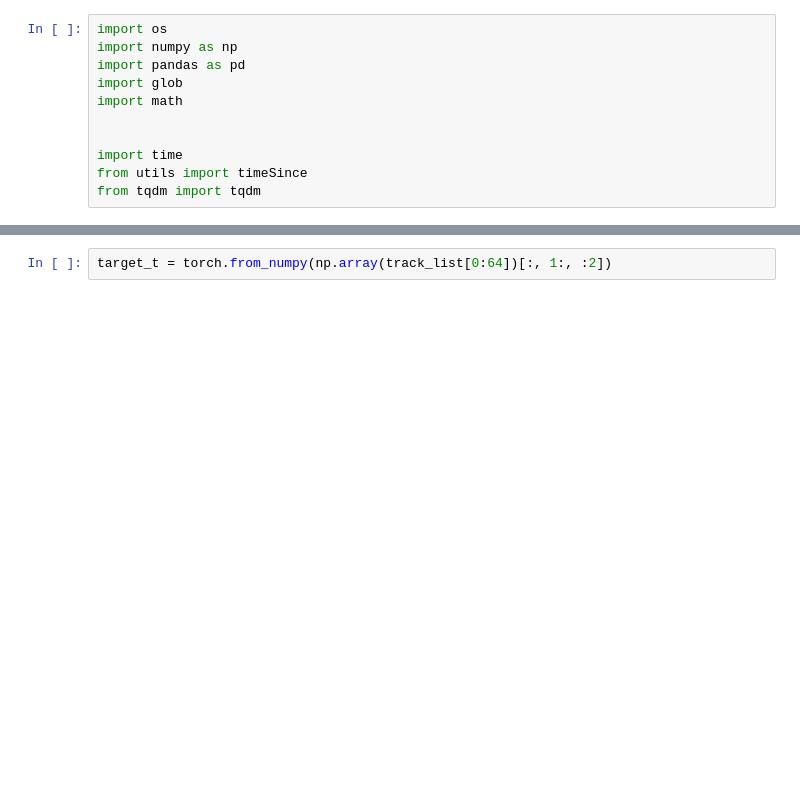
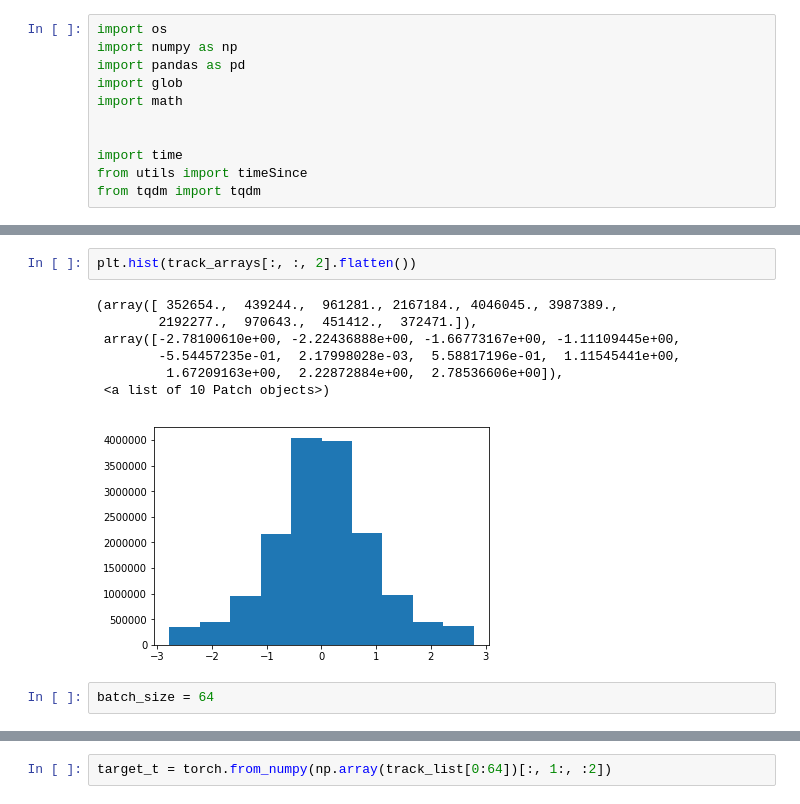
Before and after one commit to xju2/trackingML, a Jupyter notebook: rnn steve.ipynb, the cells around one changed output, grey strips where cells are left out. Drawn from its saved outputs; the diff is of its cells as text; blank space fills up the shorter version.

```diff
--- a/rnn steve.ipynb
+++ b/rnn steve.ipynb
@@ -153,0 +144,12 @@ input_t = torch.from_numpy(np.array(track_list[0:64]))
+# %%
+plt.hist(track_arrays[:, :, 2].flatten())
+# %% [output]
+(array([ 352654.,  439244.,  961281., 2167184., 4046045., 3987389.,
+        2192277.,  970643.,  451412.,  372471.]),
+ array([-2.78100610e+00, -2.22436888e+00, -1.66773167e+00, -1.11109445e+00,
+        -5.54457235e-01,  2.17998028e-03,  5.58817196e-01,  1.11545441e+00,
+         1.67209163e+00,  2.22872884e+00,  2.78536606e+00]),
+ <a list of 10 Patch objects>)
+[figure, added]
+# %%
+batch_size = 64
```
Also changed, not shown: parts of 65 cells of this notebook.
